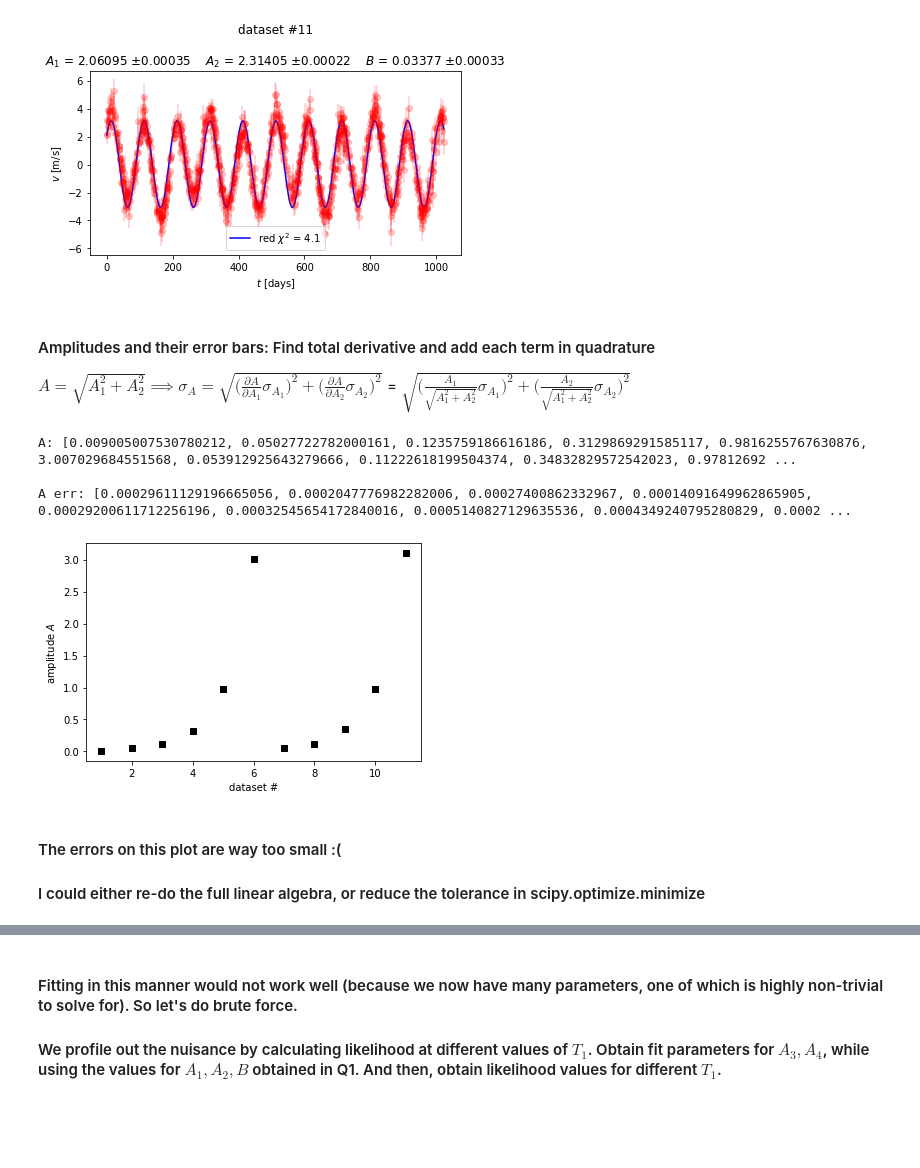
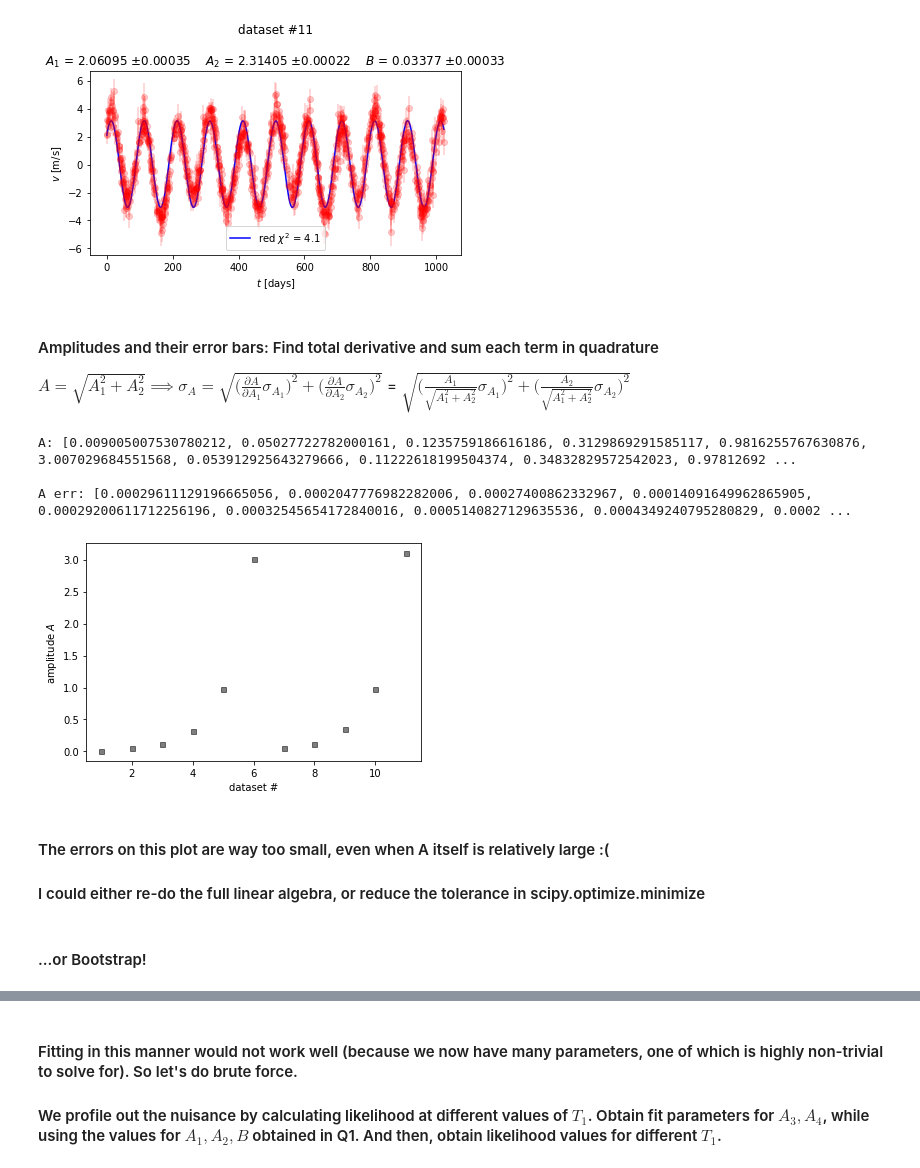
Before and after one commit to jabacousnac/Data-Science-for-Physics-Homework, a Jupyter notebook: pset02_Log_Likelihood_and_Nuisance.ipynb, the cells around one changed output, grey strips where cells are left out. Cells and saved outputs as stored; diff of their text form; code cells hidden in the pictures; blank space fills up the shorter version.

```diff
--- a/pset02_Log_Likelihood_and_Nuisance.ipynb
+++ b/pset02_Log_Likelihood_and_Nuisance.ipynb
@@ -86,35 +87,37 @@ for i in range(2,13):
 [figure]
 [figure]
 [figure]
-# %% [markdown]
-#### Amplitudes and their error bars: Find total derivative and add each term in quadrature
-$A = \sqrt{A_1^2 + A_2^2} \implies \sigma_{A} = \sqrt{\bigg(\frac{\partial A}{\partial A_1}\sigma_{A_1}\bigg)^2 + \bigg(\frac{\partial A}{\partial A_2}\sigma_{A_2}\bigg)^2}$ = $\sqrt{\bigg(\frac{A_1}{\sqrt{A_1^2 + A_2^2}}\sigma_{A_1}\bigg)^2 + \bigg(\frac{A_2}{\sqrt{A_1^2 + A_2^2}}\sigma_{A_2}\bigg)^2}$
-# %%
-A_list, A_err_list = [], []
-
-for i in range(2,13):
-
-    A1, A2 = params_dict[i-1][0], params_dict[i-1][1]
-    A1_err, A2_err = err_dict[i-1][0], err_dict[i-1][1]
-    A = np.sqrt(A1**2 + A2**2)
-    A_err = np.sqrt((A1*A1_err/A)**2 + (A2*A2_err/A)**2)
-
-    A_list.append(A)
-    A_err_list.append(A_err)
-
-print(r'A: {}'.format(A_list),'\n')
-print(r'A err: {}'.format(A_err_list))
-
-fig, ax = plt.subplots()
-_=ax.errorbar(np.linspace(1,11,11), A_list, yerr= A_err_list, fmt = 's',color = 'black', \
-            ecolor = 'black', elinewidth = 1, capsize=2)
-ax.set_xlabel(r'dataset #')
-_=ax.set_ylabel(r'amplitude $A$')
-# %% [output]
-A: [0.009005007530780212, 0.05027722782000161, 0.1235759186616186, 0.3129869291585117, 0.9816255767630876, 3.007029684551568, 0.053912925643279666, 0.11222618199504374, 0.34832829572542023, 0.97812692 ...
-
-A err: [0.00029611129196665056, 0.0002047776982282006, 0.00027400862332967, 0.00014091649962865905, 0.00029200611712256196, 0.00032545654172840016, 0.0005140827129635536, 0.0004349240795280829, 0.0002 ...
-[figure, removed]
-# %% [markdown]
-#### The errors on this plot are way too small :(
-#### I could either re-do the full linear algebra, or reduce the tolerance in scipy.optimize.minimize
+# %% [markdown]
+#### Amplitudes and their error bars: Find total derivative and sum each term in quadrature
+$A = \sqrt{A_1^2 + A_2^2} \implies \sigma_{A} = \sqrt{\bigg(\frac{\partial A}{\partial A_1}\sigma_{A_1}\bigg)^2 + \bigg(\frac{\partial A}{\partial A_2}\sigma_{A_2}\bigg)^2}$ = $\sqrt{\bigg(\frac{A_1}{\sqrt{A_1^2 + A_2^2}}\sigma_{A_1}\bigg)^2 + \bigg(\frac{A_2}{\sqrt{A_1^2 + A_2^2}}\sigma_{A_2}\bigg)^2}$
+# %%
+A_list, A_err_list = [], []
+
+for i in range(2,13):
+
+    A1, A2 = params_dict[i-1][0], params_dict[i-1][1]
+    A1_err, A2_err = err_dict[i-1][0], err_dict[i-1][1]
+    A = np.sqrt(A1**2 + A2**2)
+    A_err = np.sqrt((A1*A1_err/A)**2 + (A2*A2_err/A)**2)
+
+    A_list.append(A)
+    A_err_list.append(A_err)
+
+print(r'A: {}'.format(A_list),'\n')
+print(r'A err: {}'.format(A_err_list))
+
+fig, ax = plt.subplots()
+_=ax.errorbar(np.linspace(1,11,11), A_list, yerr= A_err_list, fmt = 's', ms = 5, alpha = 0.5, color = 'black', \
+            ecolor = 'black', elinewidth = 4)
+ax.set_xlabel(r'dataset #')
+_=ax.set_ylabel(r'amplitude $A$')
+# %% [output]
+A: [0.009005007530780212, 0.05027722782000161, 0.1235759186616186, 0.3129869291585117, 0.9816255767630876, 3.007029684551568, 0.053912925643279666, 0.11222618199504374, 0.34832829572542023, 0.97812692 ...
+
+A err: [0.00029611129196665056, 0.0002047776982282006, 0.00027400862332967, 0.00014091649962865905, 0.00029200611712256196, 0.00032545654172840016, 0.0005140827129635536, 0.0004349240795280829, 0.0002 ...
+[figure, added]
+# %% [markdown]
+#### The errors on this plot are way too small, even when A itself is relatively large  :(
+#### I could either re-do the full linear algebra, or reduce the tolerance in scipy.optimize.minimize
+# %% [markdown]
+#### ...or Bootstrap!
```
Also changed, not shown: parts of 3 cells of this notebook.
